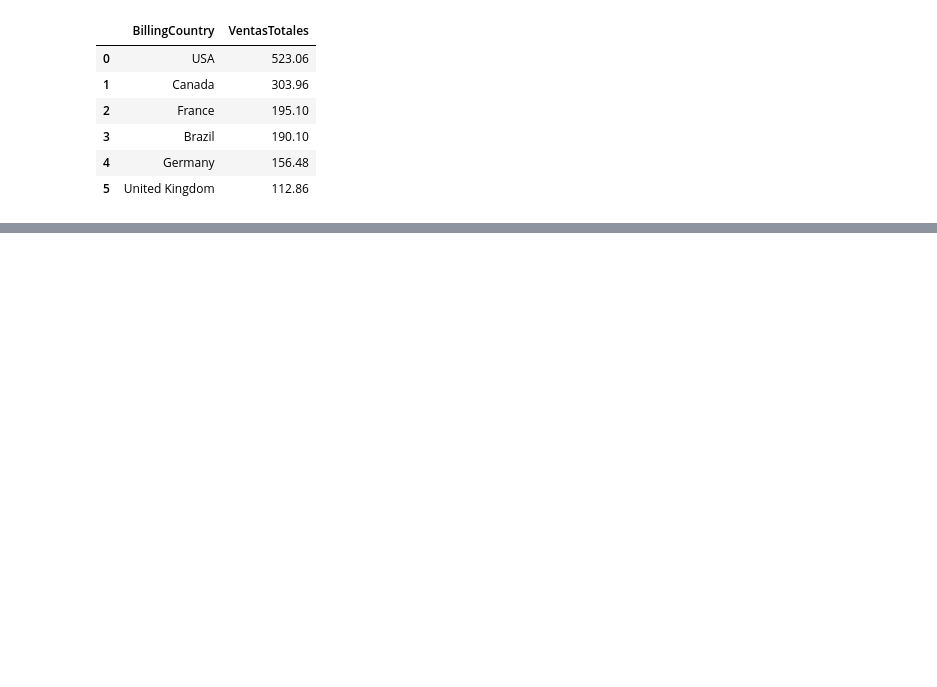
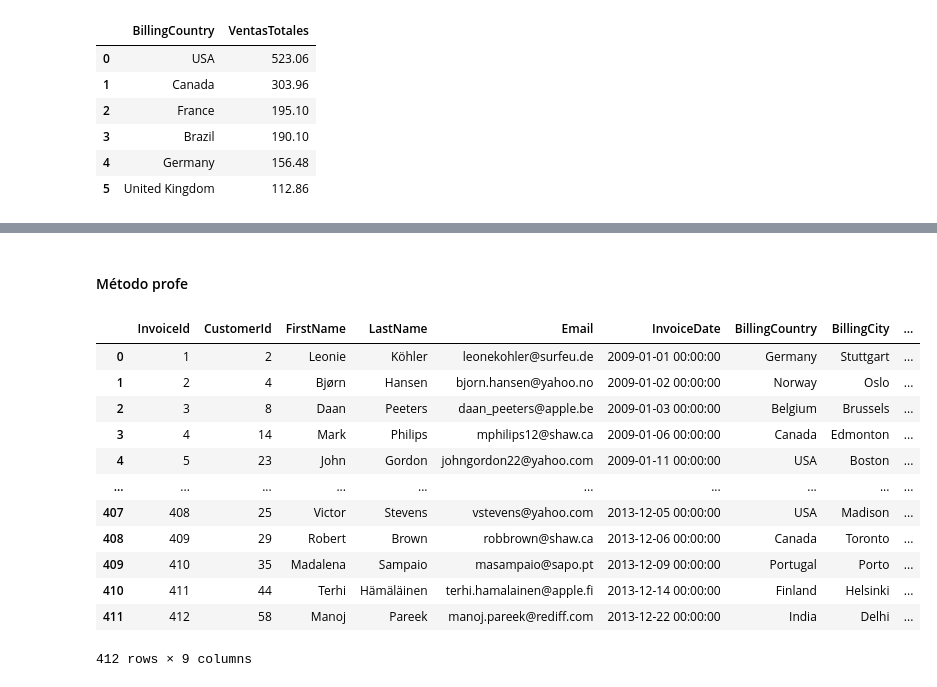
Before and after one commit to iair/mitic-data-science-team-1-septiembre-2024, a Jupyter notebook: mitic-data-science-team-1-septiembre-2024/advance-machine-learning/clases/clase 6 - SQL.ipynb, the cells around one changed output, grey strips where cells are left out. Drawn from its saved outputs; the diff is of its cells as text; code cells hidden in the pictures; blank space fills up the shorter version.

```diff
--- a/mitic-data-science-team-1-septiembre-2024/advance-machine-learning/clases/clase 6 - SQL.ipynb
+++ b/mitic-data-science-team-1-septiembre-2024/advance-machine-learning/clases/clase 6 - SQL.ipynb
@@ -509,0 +649,32 @@ Ventas totales > 100 por país (usando HAVING):
+# %% [markdown]
+#### Método profe
+# %%
+query = """
+SELECT i.InvoiceId,
+i.CustomerId,
+c.FirstName,
+c.LastName,
+c.Email,
+i.InvoiceDate,
+i.BillingCountry,
+i.BillingCity,
+i.Total
+FROM Invoice i
+LEFT JOIN Customer c ON i.CustomerId = c.CustomerId
+"""
+df_sales_with_client = pd.read_sql(query, con=engine)
+display(df_sales_with_client)
+# %% [output]
+|  | InvoiceId | CustomerId | FirstName | LastName | Email | InvoiceDate | BillingCountry | BillingCity | ... |
+| 0 | 1 | 2 | Leonie | Köhler | leonekohler@surfeu.de | 2009-01-01 00:00:00 | Germany | Stuttgart | ... |
+| 1 | 2 | 4 | Bjørn | Hansen | bjorn.hansen@yahoo.no | 2009-01-02 00:00:00 | Norway | Oslo | ... |
+| 2 | 3 | 8 | Daan | Peeters | daan_peeters@apple.be | 2009-01-03 00:00:00 | Belgium | Brussels | ... |
+| 3 | 4 | 14 | Mark | Philips | mphilips12@shaw.ca | 2009-01-06 00:00:00 | Canada | Edmonton | ... |
+| 4 | 5 | 23 | John | Gordon | johngordon22@yahoo.com | 2009-01-11 00:00:00 | USA | Boston | ... |
+| ... | ... | ... | ... | ... | ... | ... | ... | ... | ... |
+| 407 | 408 | 25 | Victor | Stevens | vstevens@yahoo.com | 2013-12-05 00:00:00 | USA | Madison | ... |
+| 408 | 409 | 29 | Robert | Brown | robbrown@shaw.ca | 2013-12-06 00:00:00 | Canada | Toronto | ... |
+| 409 | 410 | 35 | Madalena | Sampaio | masampaio@sapo.pt | 2013-12-09 00:00:00 | Portugal | Porto | ... |
+| 410 | 411 | 44 | Terhi | Hämäläinen | terhi.hamalainen@apple.fi | 2013-12-14 00:00:00 | Finland | Helsinki | ... |
+| 411 | 412 | 58 | Manoj | Pareek | manoj.pareek@rediff.com | 2013-12-22 00:00:00 | India | Delhi | ... |
+412 rows × 9 columns
```
Also changed, not shown: parts of 13 cells of this notebook, 1 other file.
